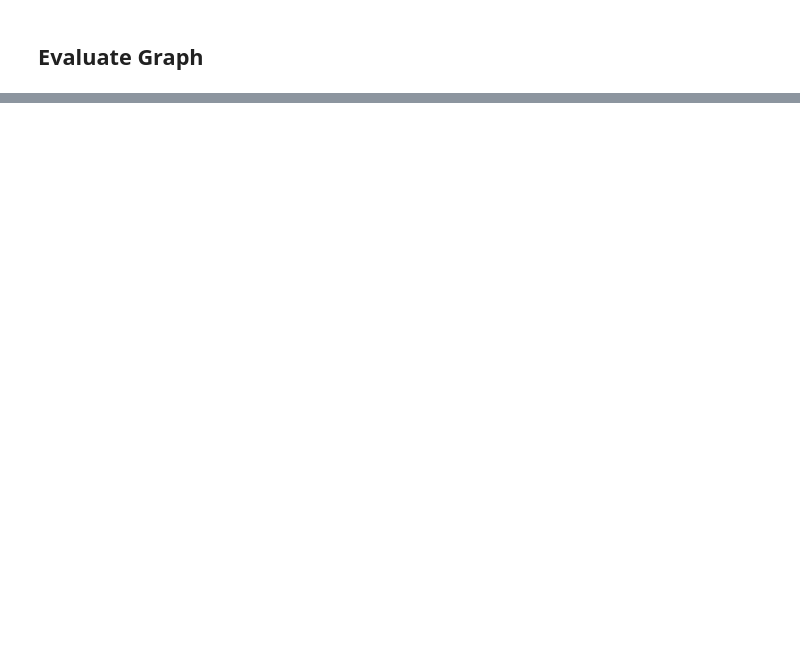
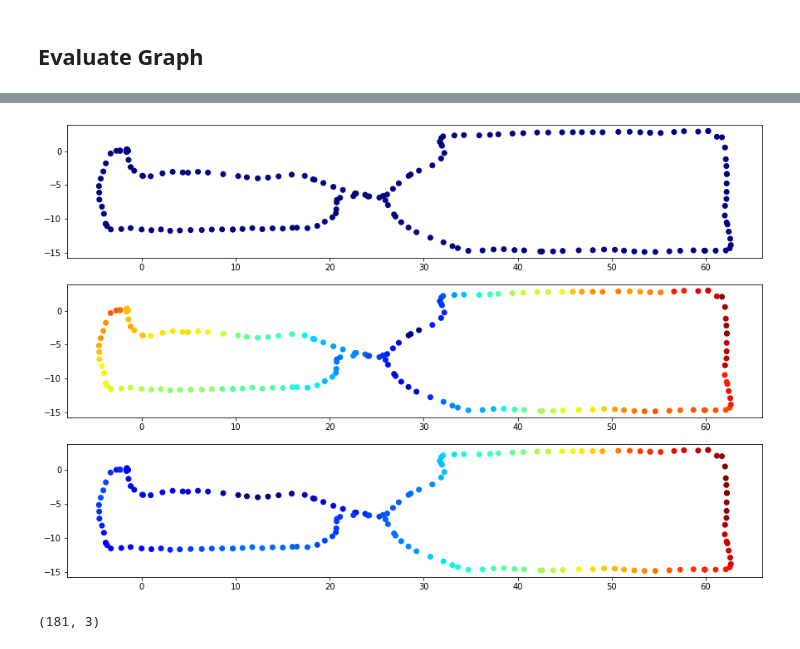
Before and after one commit to ethz-asl/fgsp, a Jupyter notebook: src/check_recordings.ipynb, the cells around one changed output, grey strips where cells are left out. Drawn from its saved outputs; the diff is of its cells as text; code cells hidden in the pictures; blank space fills up the shorter version.

```diff
--- a/src/check_recordings.ipynb
+++ b/src/check_recordings.ipynb
@@ -159,0 +194,14 @@ array(None, dtype=object)
+# %%
+ft_idx = 0 * 3
+
+fig, axes = plt.subplots(3, 1, figsize=(15, 10))
+axes[0].scatter(opt_graph_coords[i][:,0], opt_graph_coords[i][:,1], c=features[0][:,ft_idx], label='Optimized Trajectory', cmap='jet')
+axes[1].scatter(opt_graph_coords[i][:,0], opt_graph_coords[i][:,1], c=features[0][:,ft_idx+1], label='Optimized Trajectory', cmap='jet')
+axes[2].scatter(opt_graph_coords[i][:,0], opt_graph_coords[i][:,1], c=features[0][:,ft_idx+2], label='Optimized Trajectory', cmap='jet')
+plt.show()
+# %% [output]
+[figure, added]
+# %%
+features[0].shape
+# %% [output]
+(181, 3)
```
Also changed, not shown: parts of 9 cells of this notebook, 6 other files.
